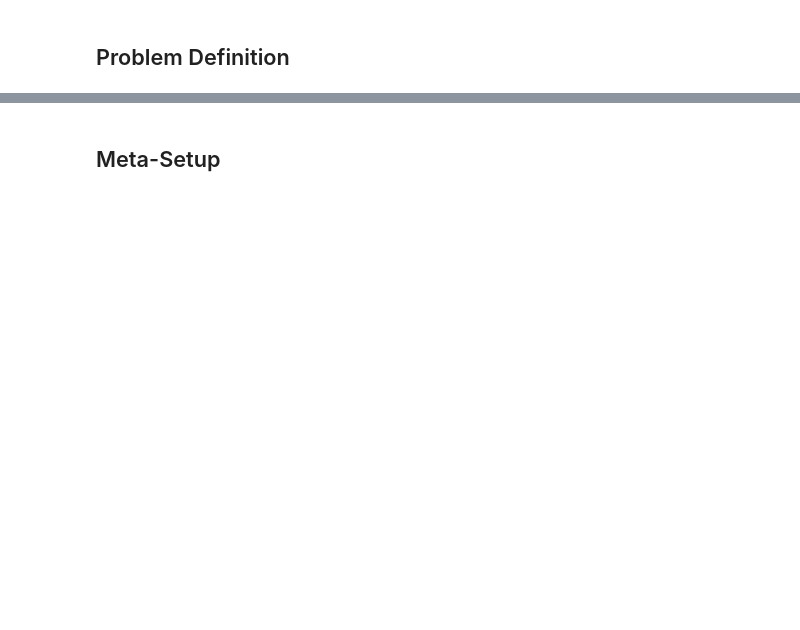
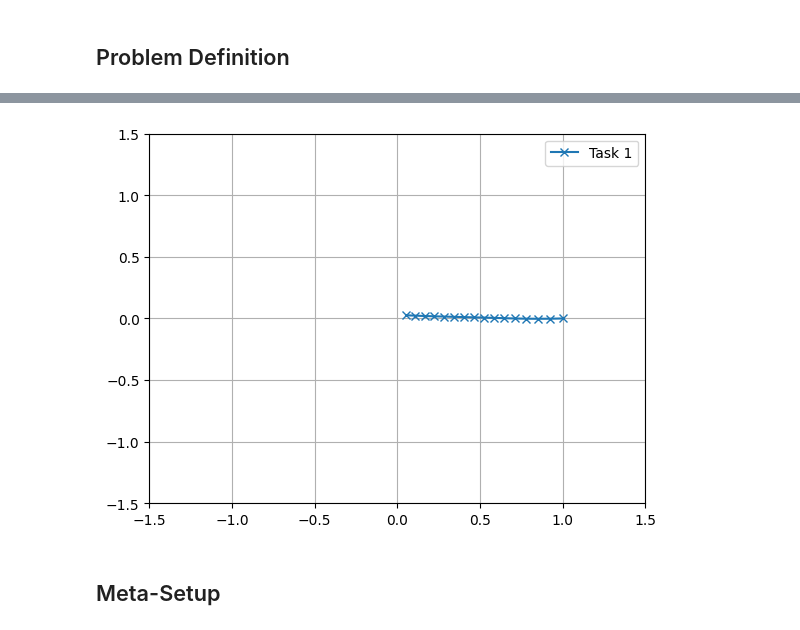
Before and after one commit to PaulNitschke/geo_meta_rl, a Jupyter notebook: task_inference.ipynb, the cells around one changed output, grey strips where cells are left out. Saved outputs shown, nothing was run; the diff lists cells and outputs as text; code cells hidden in the pictures; blank space fills up the shorter version.

Commit message:
started task inference setup

```diff
--- a/task_inference.ipynb
+++ b/task_inference.ipynb
@@ -46,0 +153,17 @@ plt.show()
+# %%
+from stable_baselines3 import SAC
+from stable_baselines3.common.env_util import make_vec_env
+import os
+
+# Make the environment
+s_inits = [np.array([1,0], dtype=np.float32)]
+env = CircleRotationEnv(s_inits=s_inits)
+
+# Optionally wrap in a vectorized env (recommended for SB3)
+vec_env = make_vec_env(lambda: env, n_envs=os.cpu_count())
+
+# Create the model
+model = SAC("MlpPolicy", vec_env, verbose=1)
+
+# Train the model
+model.learn(total_timesteps=100_000)
@@ -47,2 +212,34 @@ plt.show()
+# %%
+import matplotlib.pyplot as plt
+
+
+n_steps = 100
+obs = env.reset()
+trajectory = []
+rewards = []
+actions = []
+trajectory.append(obs.copy())
+
+for _ in range(n_steps):
+    action, _ = model.predict(obs, deterministic=True)
+    obs, reward, done, info = env.step(action)
+
+    actions.append(action)
+    trajectory.append(obs.copy())
+    rewards.append(reward)
+
+    if done:
+        break  # end the rollout
+
+trajectory = np.array(trajectory)
+rewards = np.array(rewards)
+
+plt.plot(trajectory[:,0], trajectory[:,1], label="Task 1", marker="x")
+plt.xlim(-1.5, 1.5)
+plt.ylim(-1.5, 1.5)
+plt.legend()
+plt.grid()
+# %% [output]
+[figure, added]
 # %% [markdown]
 ## Meta-Setup
```
Also changed, not shown: parts of 20 cells of this notebook, 3 other files.
